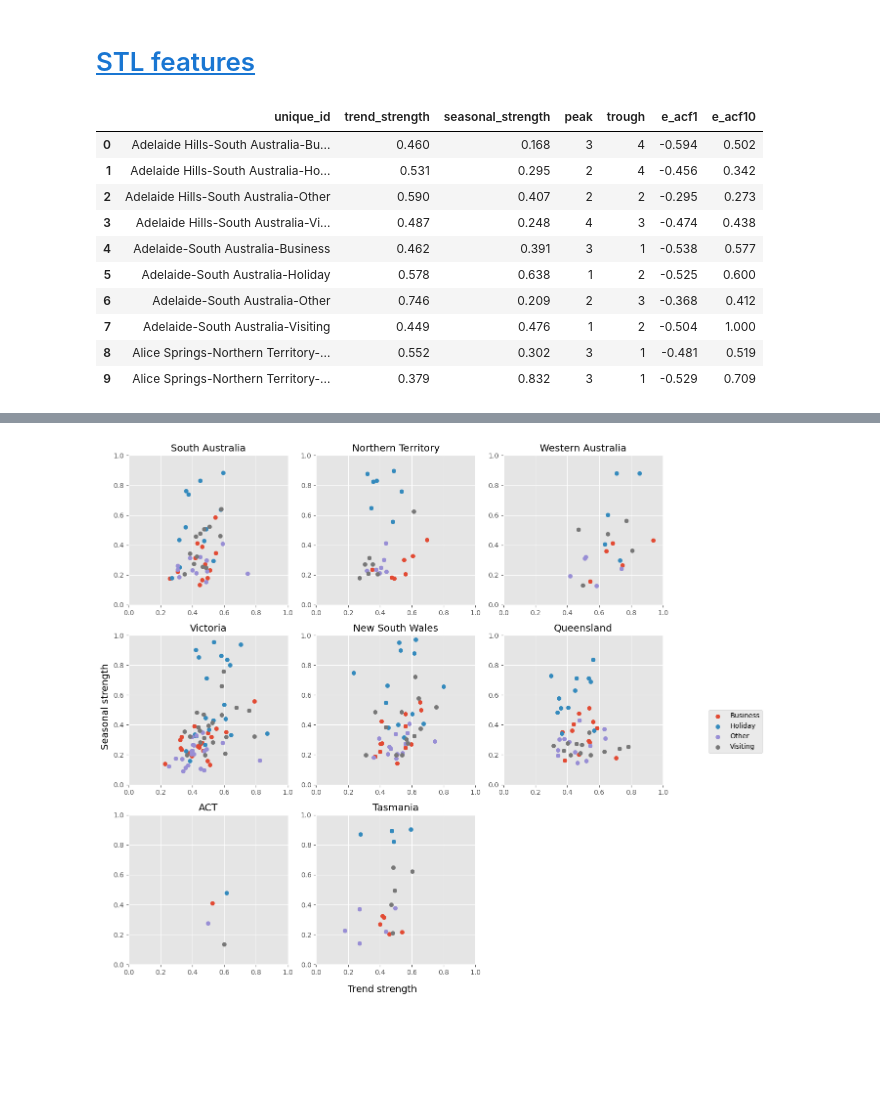
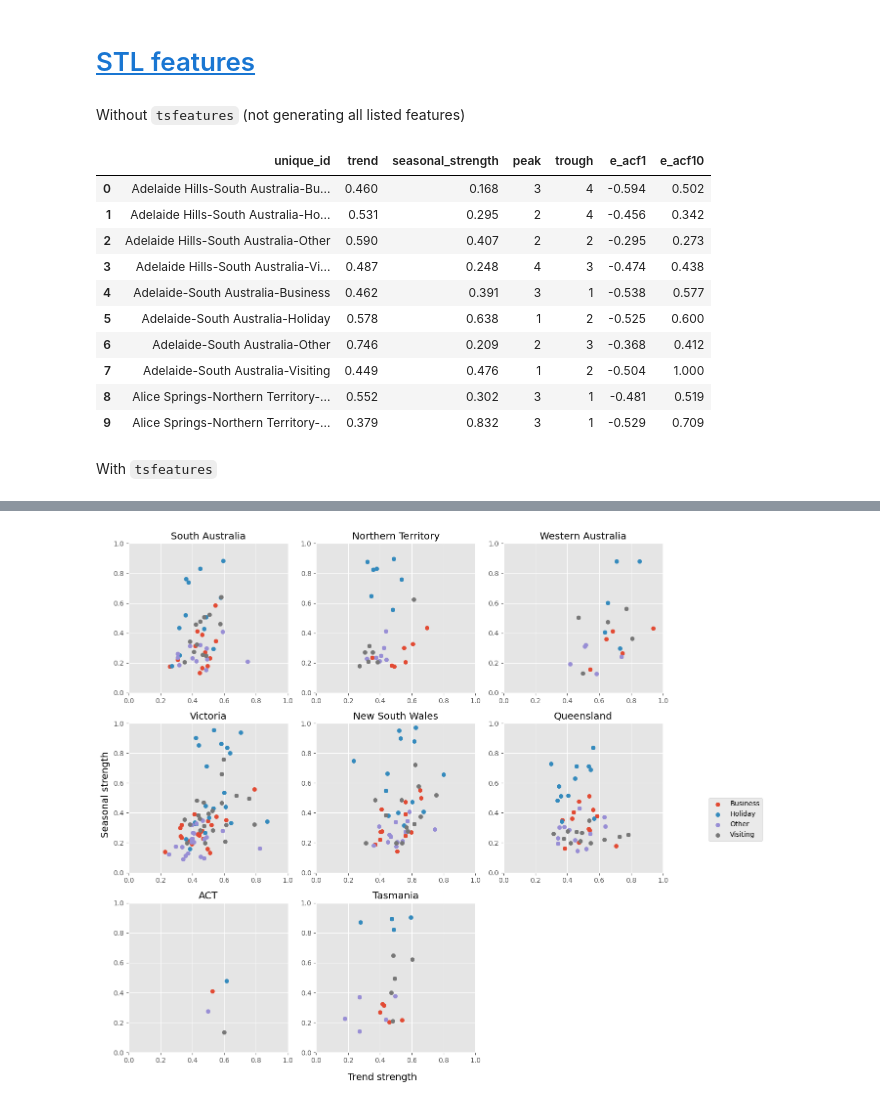
Before and after one commit to reynaldhavard/fpppy, a Jupyter notebook: 04_time_series_features.ipynb, the cells around one changed output, grey strips where cells are left out. Cells and saved outputs as stored; diff of their text form; code cells hidden in the pictures; blank space fills up the shorter version.

```diff
--- a/04_time_series_features.ipynb
+++ b/04_time_series_features.ipynb
@@ -107,5 +148,7 @@ acf_feat.head(10)
 # %% [markdown]
 # [STL features](https://otexts.com/fpppy/nbs/04-features.html#sec-stlfeatures)
+# %% [markdown]
+Without `tsfeatures` (not generating all listed features)
 # %%
 def get_trend_strength(x, period):
     res_stl = STL(x, period=period, seasonal=13).fit()
@@ -152,17 +195,17 @@ def get_e_acf10(x, period):
 # %%
 stl_feat = aus_tourism.groupby("unique_id", as_index=False)["y"].agg(
     [
-        ("trend_strength", lambda x: get_trend_strength(x, period=4)),
+        ("trend", lambda x: get_trend_strength(x, period=4)),
         ("seasonal_strength", lambda x: get_seasonal_strength(x, period=4)),
         ("peak", lambda x: get_peak(x, period=4)),
         ("trough", lambda x: get_trough(x, period=4)),
         ("e_acf1", lambda x: get_e_acf1(x, period=4)),
         ("e_acf10", lambda x: get_e_acf10(x, period=4)),
     ]
 )
 stl_feat.head(10)
 # %% [output]
-|  | unique_id | trend_strength | seasonal_strength | peak | trough | e_acf1 | e_acf10 |
+|  | unique_id | trend | seasonal_strength | peak | trough | e_acf1 | e_acf10 |
 | 0 | Adelaide Hills-South Australia-Bu... | 0.460 | 0.168 | 3 | 4 | -0.594 | 0.502 |
 | 1 | Adelaide Hills-South Australia-Ho... | 0.531 | 0.295 | 2 | 4 | -0.456 | 0.342 |
 | 2 | Adelaide Hills-South Australia-Other | 0.590 | 0.407 | 2 | 2 | -0.295 | 0.273 |
@@ -173,3 +216,5 @@ stl_feat.head(10)
 | 7 | Adelaide-South Australia-Visiting | 0.449 | 0.476 | 1 | 2 | -0.504 | 1.000 |
 | 8 | Alice Springs-Northern Territory-... | 0.552 | 0.302 | 3 | 1 | -0.481 | 0.519 |
 | 9 | Alice Springs-Northern Territory-... | 0.379 | 0.832 | 3 | 1 | -0.529 | 0.709 |
+# %% [markdown]
+With `tsfeatures`
```
Also changed, not shown: parts of 22 cells of this notebook.
